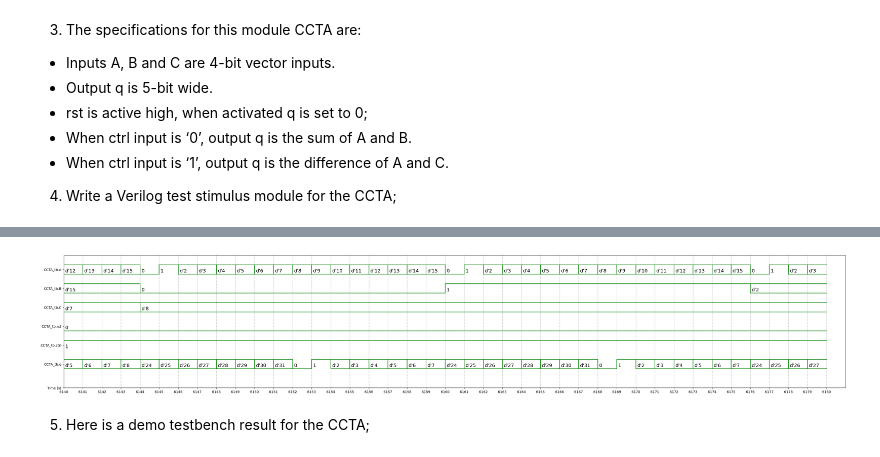
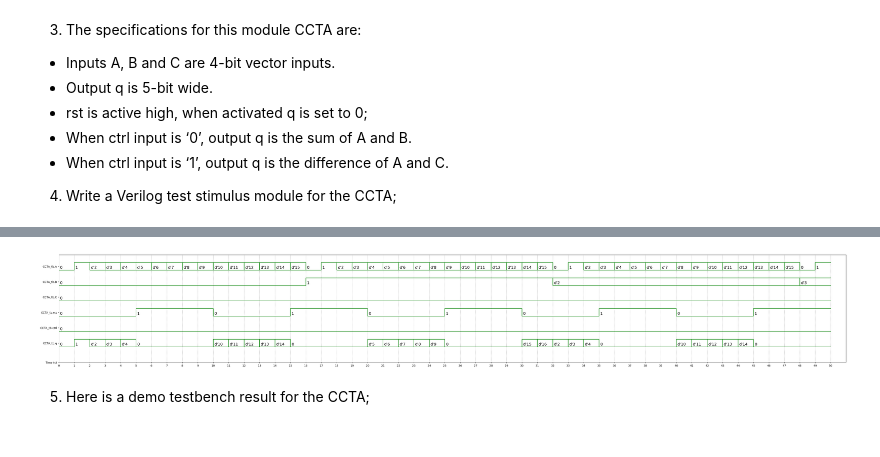
Before and after one commit to Xavian-Yunos/HW03-Homework, a Jupyter notebook: VerilogGitHomework.ipynb, the cells around one changed output, grey strips where cells are left out. Cells and saved outputs as stored; diff of their text form; code cells hidden in the pictures.

```diff
--- a/VerilogGitHomework.ipynb
+++ b/VerilogGitHomework.ipynb
@@ -473,11 +472,11 @@ VCD info: dumpfile CCTA.vcd opened for output.
 # %%
 %%waveform CCTA.vcd
 sign_list = ['CCTA_tb.A','CCTA_tb.B','CCTA_tb.C','CCTA_tb.rst','CCTA_tb.ctrl','CCTA_tb.q']
-time_begin = 6140
-time_end = 6180
+time_begin = 0
+time_end = 50
 base = 'dec'
 # %% [output]
-[figure, old version]
+[figure, new version]
 # %% [markdown]
 5. Here is a demo testbench result for the CCTA;
 # %% [markdown]
```
Also changed, not shown: parts of 1 cell of this notebook.
